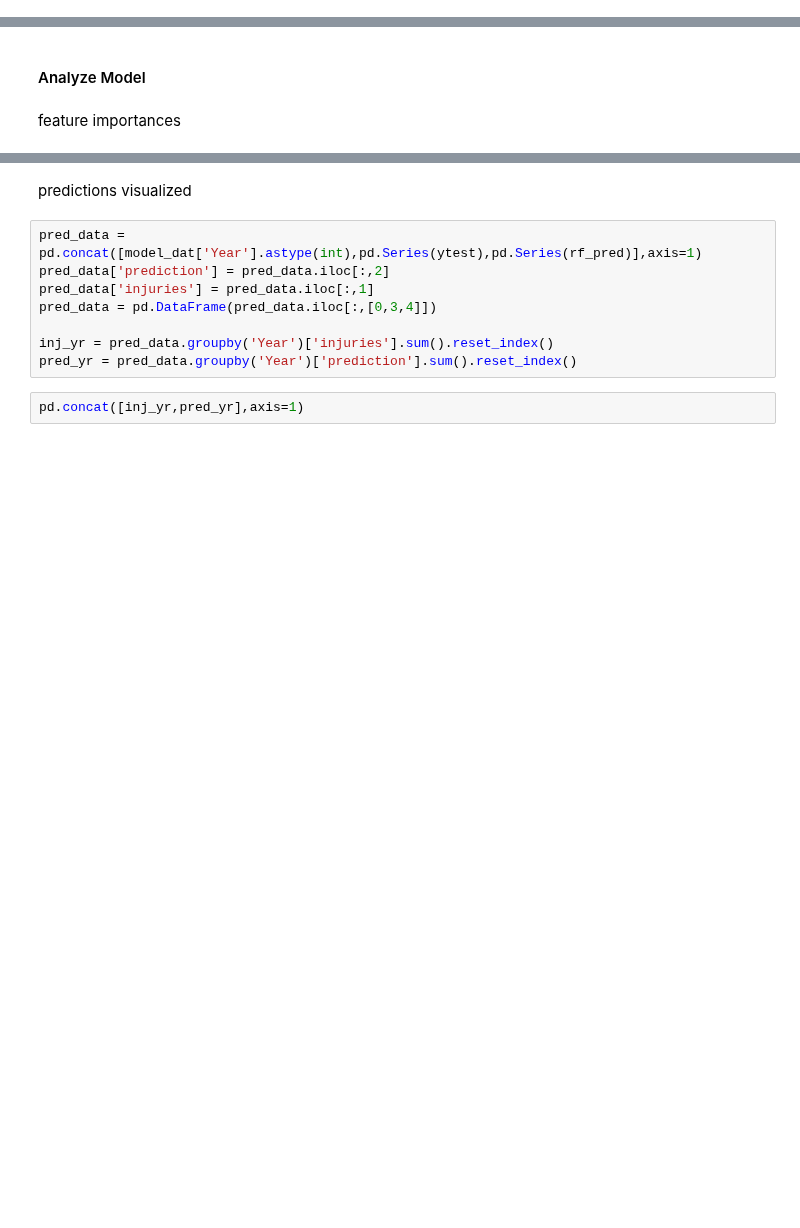
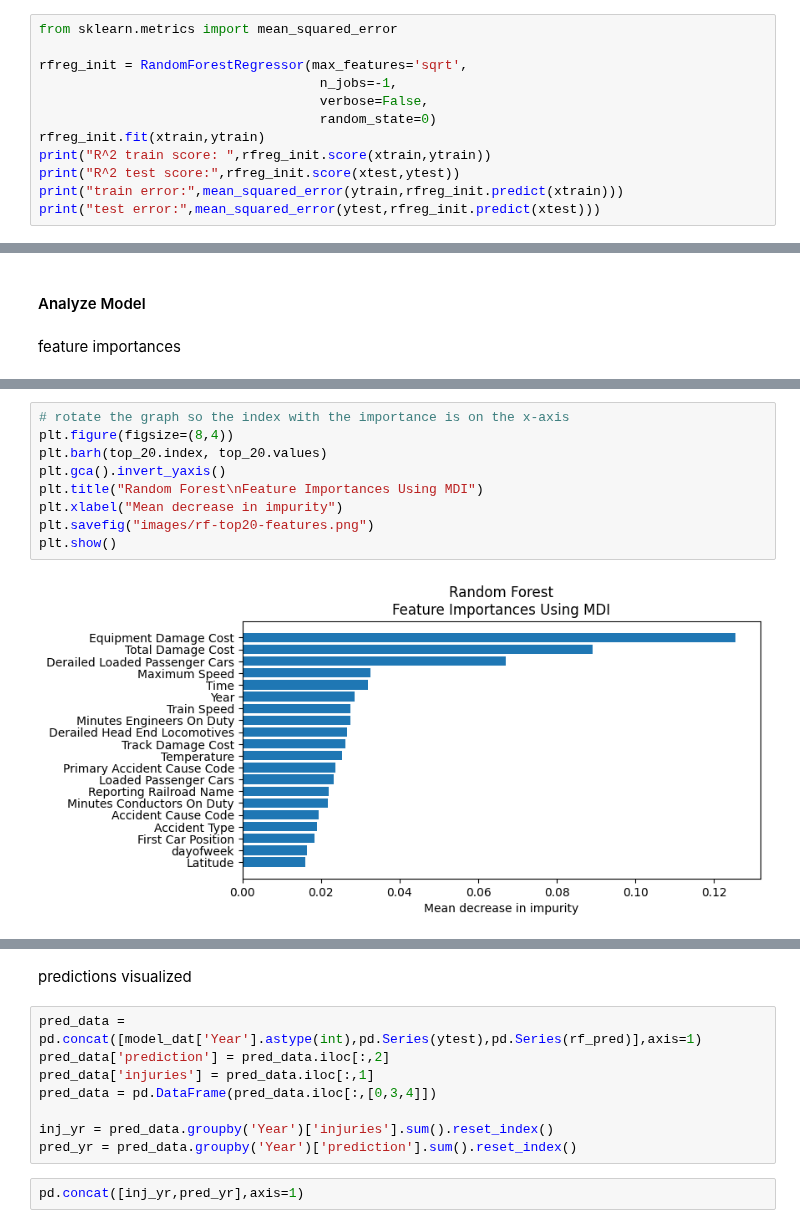
Before and after one commit to ndahlinuvm/Train-Derailment-287Project, a Jupyter notebook: rf-visuals.ipynb, the cells around one changed output, grey strips where cells are left out. Drawn from its saved outputs; the diff is of its cells as text; blank space fills up the shorter version.

```diff
--- a/rf-visuals.ipynb
+++ b/rf-visuals.ipynb
@@ -165,0 +168,12 @@ Y-test shape:  (26852,)
+# %%
+from sklearn.metrics import mean_squared_error
+
+rfreg_init = RandomForestRegressor(max_features='sqrt',
+                                    n_jobs=-1,
+                                    verbose=False,
+                                    random_state=0)
+rfreg_init.fit(xtrain,ytrain)
+print("R^2 train score: ",rfreg_init.score(xtrain,ytrain))
+print("R^2 test score:",rfreg_init.score(xtest,ytest))
+print("train error:",mean_squared_error(ytrain,rfreg_init.predict(xtrain)))
+print("test error:",mean_squared_error(ytest,rfreg_init.predict(xtest)))
@@ -354,0 +376,11 @@ fig.show()
+# %%
+# rotate the graph so the index with the importance is on the x-axis
+plt.figure(figsize=(8,4))
+plt.barh(top_20.index, top_20.values)
+plt.gca().invert_yaxis()
+plt.title("Random Forest\nFeature Importances Using MDI")
+plt.xlabel("Mean decrease in impurity")
+plt.savefig("images/rf-top20-features.png")
+plt.show()
+# %% [output]
+[figure, added]
```
Also changed, not shown: parts of 6 cells of this notebook, 1 other file.
